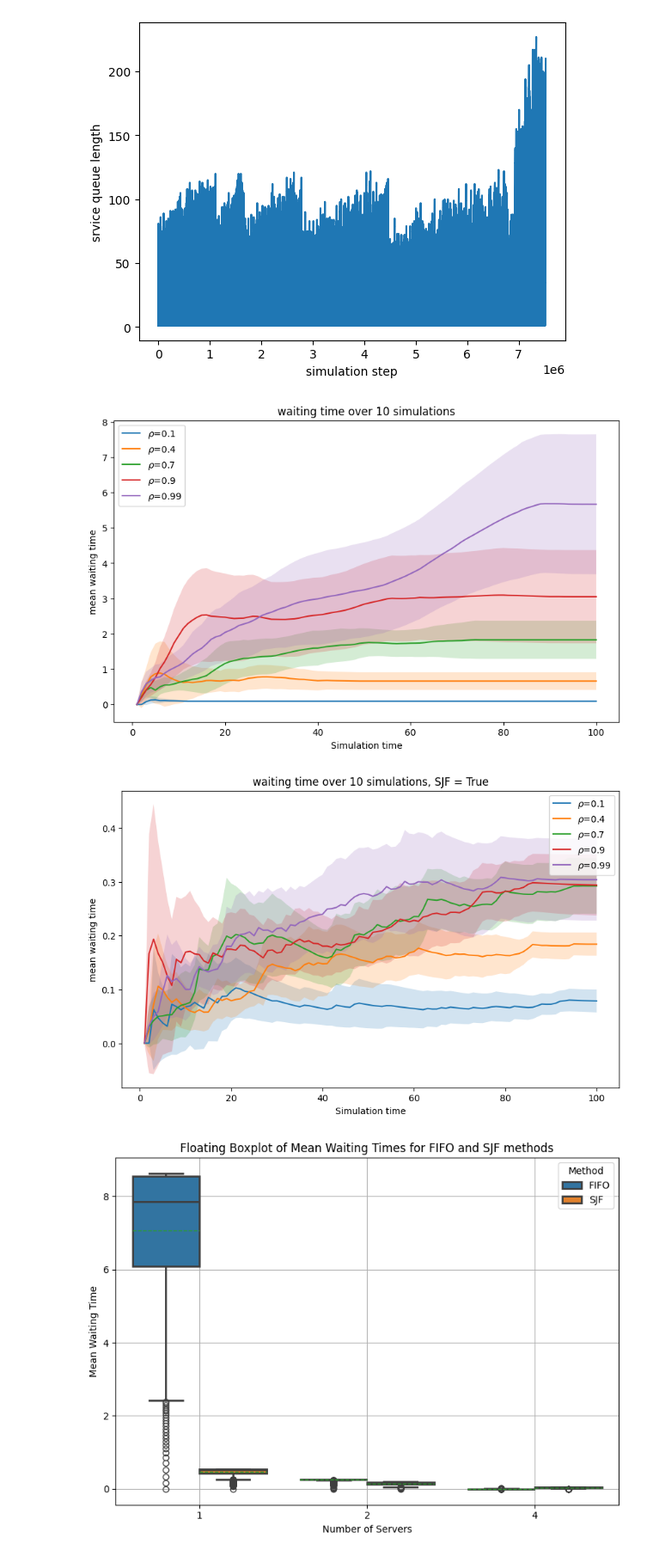
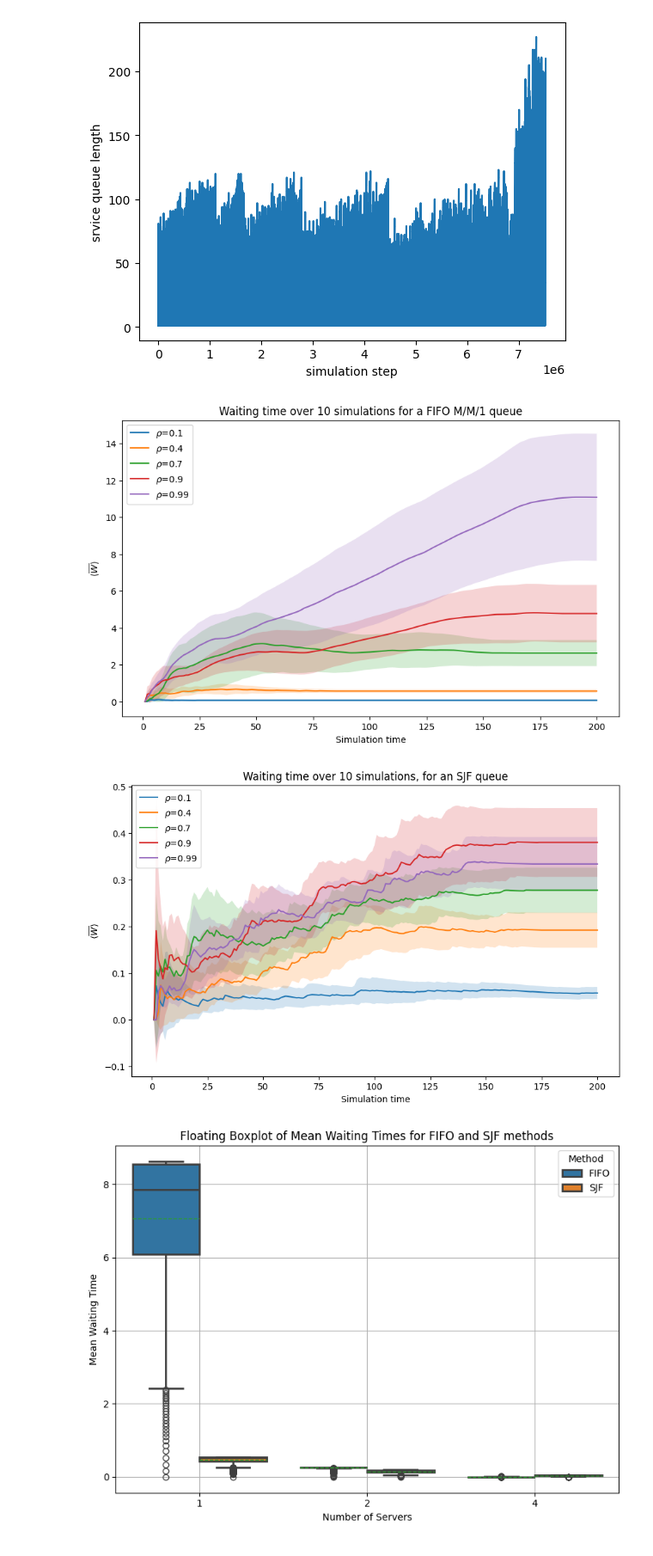
Before and after one commit to Foundnation/Stochastic-Simulation, a Jupyter notebook: Queueing/queue_notebook.ipynb, the cells around one changed output. Shown at 86% size. Cells and saved outputs as stored; diff of their text form; code cells hidden in the pictures.

```diff
--- a/Queueing/queue_notebook.ipynb
+++ b/Queueing/queue_notebook.ipynb
@@ -247,7 +247,7 @@ Text(0, 0.5, 'srvice queue length')
 ####    num_simulations = 100 (at least)
 ####    others the same
 
-simulation_time = 100
+simulation_time = 200
 num_servers= 1
 num_simulations = 10
 service_rate = 1   # keep service rate the same, but vary arrival rate to get range of rho values
@@ -271,42 +271,46 @@ for arrival_rate in [0.1, 0.4, 0.7, 0.9, 0.99]:
         for row in data:
             writer.writerow(row)
 
-plt.ylabel("mean waiting time")
+plt.ylabel(r'$\langle \overline{W} \rangle$')
+
+# plt.ylabel(r'$\langle \overline{W} \rangle$')
 plt.xlabel("Simulation time")
 plt.legend()
-plt.title(f"waiting time over {num_simulations} simulations")
+plt.title(f"Waiting time over {num_simulations} simulations for a FIFO M/M/1 queue")
 
 
 plt.figure(figsize=(10, 6))
 
 sjf_flag = 1
 for arrival_rate in [0.1, 0.4, 0.7, 0.9, 0.99]:
     means, st_devs= run_simulations(arrival_rate, service_rate, simulation_time, num_simulations,num_servers, sjf = sjf_flag)
     confid_int = [1.96 * i / np.sqrt(num_simulations) for i in st_devs]
 
     plt.plot(range(1, simulation_time +1), means, label=r'$\rho$=' + f'{arrival_rate}')
     plt.fill_between(range(1, simulation_time +1), means+confid_int, means-confid_int, alpha=0.2)
 
     # save results
     data = zip(means, st_devs, confid_int)
     file_name = f'data/vary_rho/sjf-{sjf_flag}_simtime{simulation_time}_rho{arrival_rate}_sims{num_simulations}.csv'
     with open(file_name, 'w', newline='') as file:
         writer = csv.writer(file)
         writer.writerow(['Mean Waiting Time', 'Standard Deviation', 'Confidence Interval'])
         for row in data:
             writer.writerow(row)
 
-plt.ylabel("mean waiting time")
+# plt.ylabel(r'$\mathbb{E}(W)$')
+plt.ylabel(r'$\langle \overline{W} \rangle$')
+
 plt.xlabel("Simulation time")
 plt.legend()
-plt.title(f"waiting time over {num_simulations} simulations, SJF = True")
+plt.title(f"Waiting time over {num_simulations} simulations, for an SJF queue")
 
 
 #plt.savefig('.png', dpi=300)
 plt.show()
 # %% [output]
-[figure, old version]
+[figure, new version]
-[figure, old version]
+[figure, new version]
 # %%
 simulation_time = 1000
 num_simulations = 100
```
Also changed, not shown: 2 other files.
